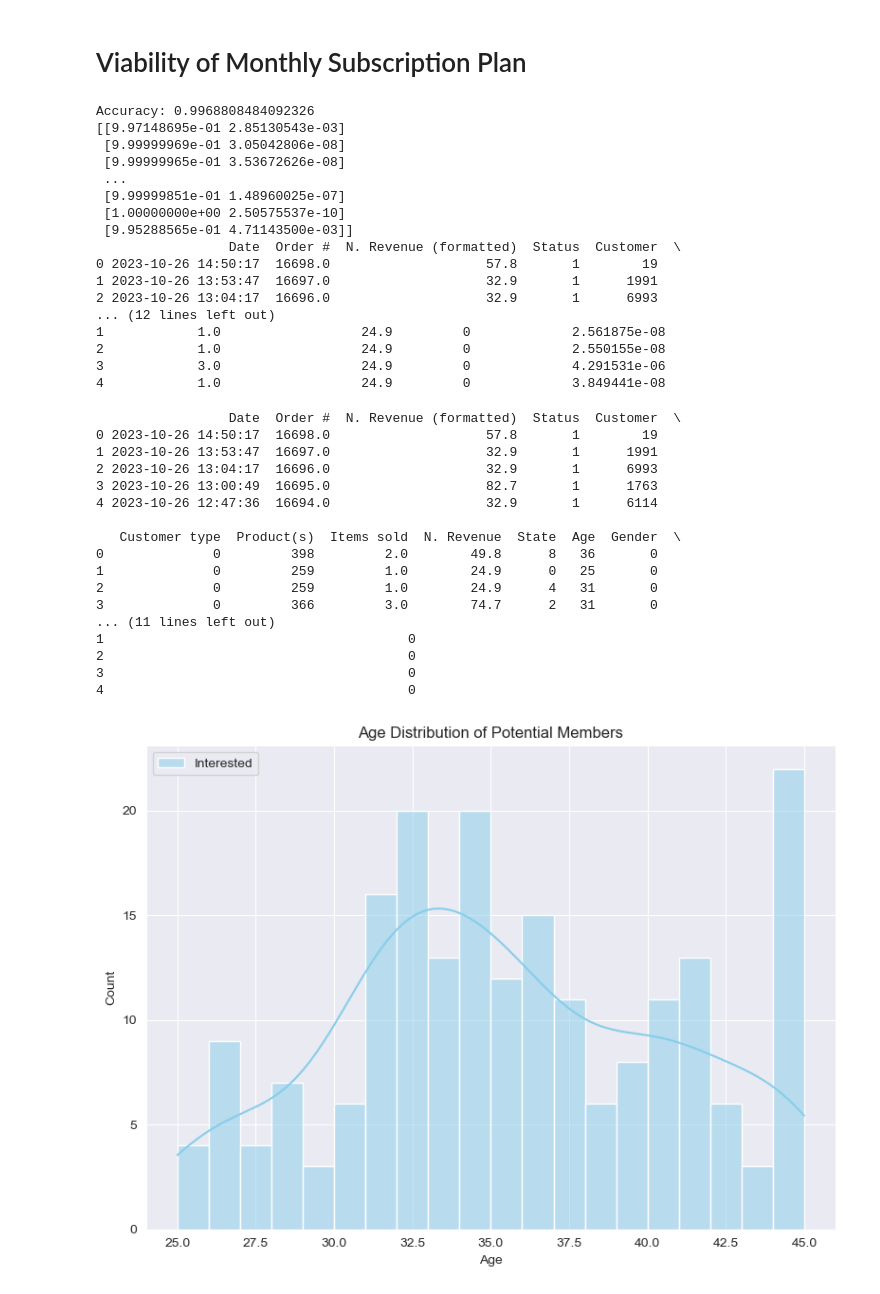
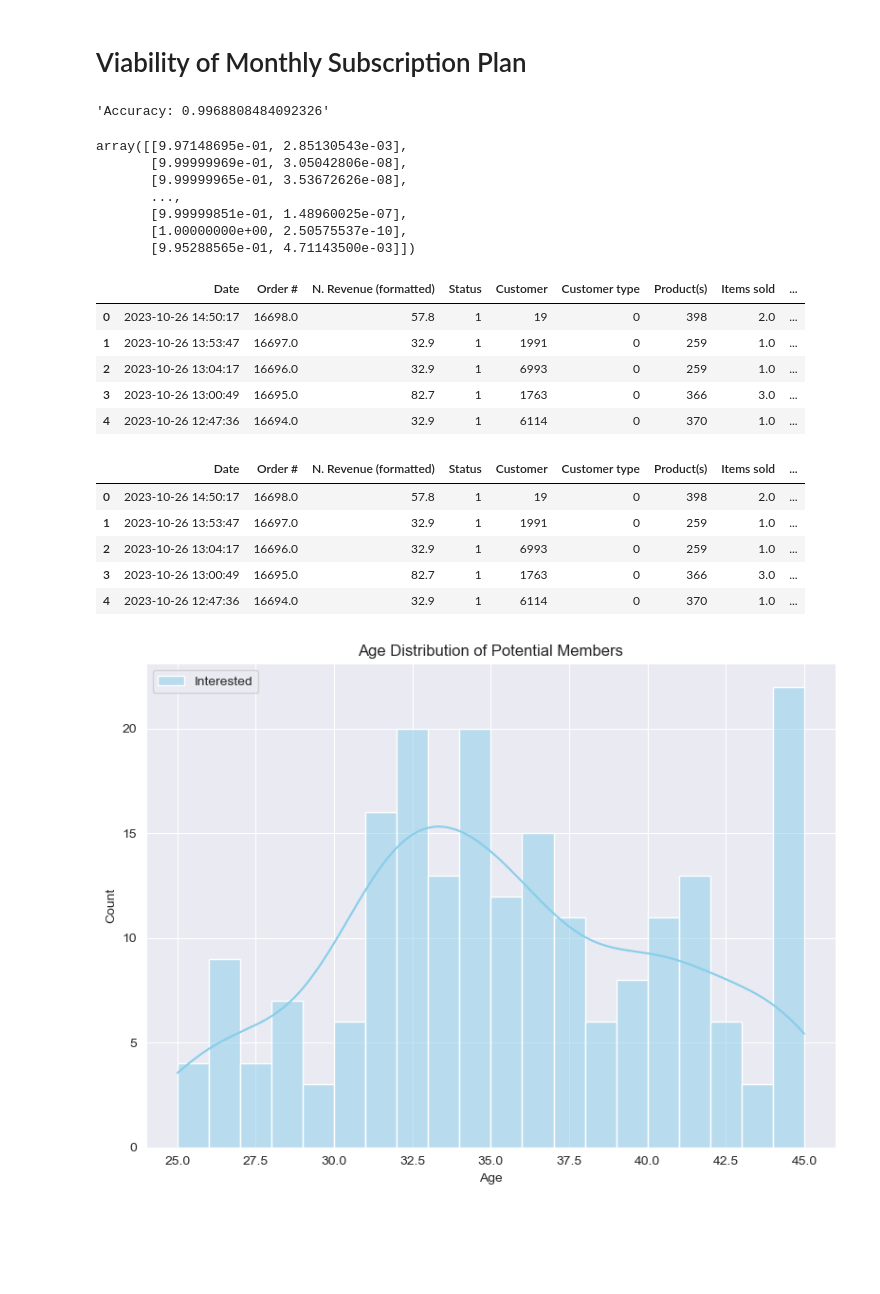
Before and after one commit to sanchick02/AlhaAlfa, a Jupyter notebook: AlhaAlfa_main(1).ipynb, the cells around one changed output. Drawn from its saved outputs; the diff is of its cells as text; code cells hidden in the pictures; blank space fills up the shorter version.

```diff
--- a/AlhaAlfa_main(1).ipynb
+++ b/AlhaAlfa_main(1).ipynb
@@ -1053,77 +1148,63 @@ order_df['Status'] = le.fit_transform(order_df['Status'])
 # convert Date to datetime
 order_df['Date'] = pd.to_datetime(order_df['Date'])
 
 # Define 'Interest' column based on certain criteria
 interest_threshold = 600
 order_df['Interest'] = ((order_df['N. Revenue (formatted)'] > interest_threshold) | (order_df['Product Count'] > 5)).astype(int)
 
 # Define features (X) and target variable (Y)
 X = order_df.drop(['Interest', 'Date',], axis=1)  # Exclude 'Date' from features
 Y = order_df['Interest']
 
 # Split data into training and testing sets
 X_train, X_test, Y_train, Y_test = train_test_split(X, Y, test_size=0.2, random_state=42)
 
 # Initialize and train the model
 model = LogisticRegression()
 model.fit(X_train, Y_train)
 
 # Make predictions
 predictions = model.predict(X_test)
 
 # Evaluate accuracy
 accuracy = accuracy_score(Y_test, predictions)
-print(f"Accuracy: {accuracy}")
+display(f"Accuracy: {accuracy}")
 
 # predict the probability of interest
 probabilities = model.predict_proba(X_test)
-print(probabilities)
+display(probabilities)
 
 # predict the probability of interest for each customer
 order_df['Probability of Interest'] = model.predict_proba(order_df.drop(['Interest', 'Date'], axis=1))[:, 1]
-print(order_df.head())
+display(order_df.head())
 # %% [output]
-Accuracy: 0.9968808484092326
-[[9.97148695e-01 2.85130543e-03]
- [9.99999969e-01 3.05042806e-08]
- [9.99999965e-01 3.53672626e-08]
- ...
- [9.99999851e-01 1.48960025e-07]
- [1.00000000e+00 2.50575537e-10]
- [9.95288565e-01 4.71143500e-03]]
-                 Date  Order #  N. Revenue (formatted)  Status  Customer  \
-0 2023-10-26 14:50:17  16698.0                    57.8       1        19
-1 2023-10-26 13:53:47  16697.0                    32.9       1      1991
-2 2023-10-26 13:04:17  16696.0                    32.9       1      6993
-... (12 lines left out)
-1            1.0                  24.9         0             2.561875e-08
-2            1.0                  24.9         0             2.550155e-08
-3            3.0                  24.9         0             4.291531e-06
-4            1.0                  24.9         0             3.849441e-08
+'Accuracy: 0.9968808484092326'
+array([[9.97148695e-01, 2.85130543e-03],
+       [9.99999969e-01, 3.05042806e-08],
+       [9.99999965e-01, 3.53672626e-08],
+       ...,
+       [9.99999851e-01, 1.48960025e-07],
+       [1.00000000e+00, 2.50575537e-10],
+       [9.95288565e-01, 4.71143500e-03]])
+|  | Date | Order # | N. Revenue (formatted) | Status | Customer | Customer type | Product(s) | Items sold | ... |
+| 0 | 2023-10-26 14:50:17 | 16698.0 | 57.8 | 1 | 19 | 0 | 398 | 2.0 | ... |
+| 1 | 2023-10-26 13:53:47 | 16697.0 | 32.9 | 1 | 1991 | 0 | 259 | 1.0 | ... |
+| 2 | 2023-10-26 13:04:17 | 16696.0 | 32.9 | 1 | 6993 | 0 | 259 | 1.0 | ... |
+| 3 | 2023-10-26 13:00:49 | 16695.0 | 82.7 | 1 | 1763 | 0 | 366 | 3.0 | ... |
+| 4 | 2023-10-26 12:47:36 | 16694.0 | 32.9 | 1 | 6114 | 0 | 370 | 1.0 | ... |
 # %%
 # predict the viability of monthly subscription plan
 order_df['Viability of Monthly Subscription Plan'] = (order_df['Probability of Interest'] > 0.5).astype(int)
-print(order_df.head())
+display(order_df.head())
 
 order_df.to_csv('datasets/scam.csv', index= False, header= True)
 # %% [output]
-                 Date  Order #  N. Revenue (formatted)  Status  Customer  \
-0 2023-10-26 14:50:17  16698.0                    57.8       1        19
-1 2023-10-26 13:53:47  16697.0                    32.9       1      1991
-2 2023-10-26 13:04:17  16696.0                    32.9       1      6993
-3 2023-10-26 13:00:49  16695.0                    82.7       1      1763
-4 2023-10-26 12:47:36  16694.0                    32.9       1      6114
-
-   Customer type  Product(s)  Items sold  N. Revenue  State  Age  Gender  \
-0              0         398         2.0        49.8      8   36       0
-1              0         259         1.0        24.9      0   25       0
-2              0         259         1.0        24.9      4   31       0
-3              0         366         3.0        74.7      2   31       0
-... (11 lines left out)
-1                                       0
-2                                       0
-3                                       0
-4                                       0
+|  | Date | Order # | N. Revenue (formatted) | Status | Customer | Customer type | Product(s) | Items sold | ... |
+| 0 | 2023-10-26 14:50:17 | 16698.0 | 57.8 | 1 | 19 | 0 | 398 | 2.0 | ... |
+| 1 | 2023-10-26 13:53:47 | 16697.0 | 32.9 | 1 | 1991 | 0 | 259 | 1.0 | ... |
+| 2 | 2023-10-26 13:04:17 | 16696.0 | 32.9 | 1 | 6993 | 0 | 259 | 1.0 | ... |
+| 3 | 2023-10-26 13:00:49 | 16695.0 | 82.7 | 1 | 1763 | 0 | 366 | 3.0 | ... |
+| 4 | 2023-10-26 12:47:36 | 16694.0 | 32.9 | 1 | 6114 | 0 | 370 | 1.0 | ... |
 # %%
 # Example 1: Age Distribution of Potential Members
 plt.figure(figsize=(8, 6))
```
Also changed, not shown: parts of 23 cells of this notebook, 1 other file.
